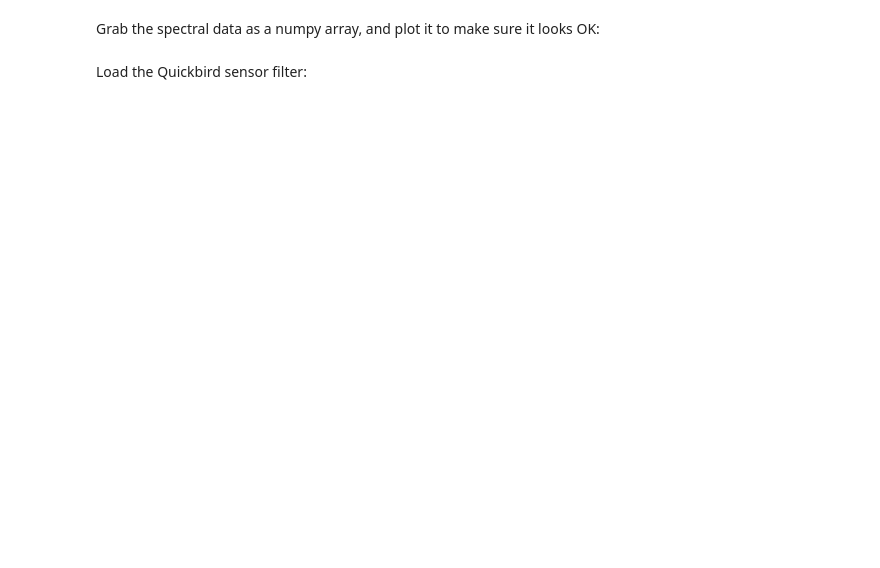
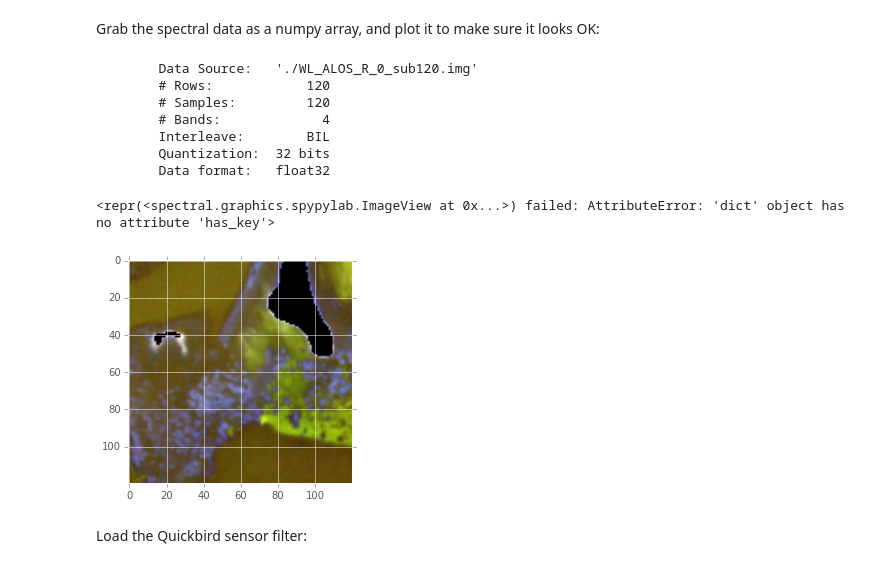
Before and after one commit to obarrilero/sambuca, a Jupyter notebook: reference/notebooks/WL ALOS.ipynb, the cells around one changed output. Cells and saved outputs as stored; diff of their text form; code cells hidden in the pictures; blank space fills up the shorter version.

```diff
--- a/reference/notebooks/WL ALOS.ipynb
+++ b/reference/notebooks/WL ALOS.ipynb
@@ -129,6 +147,16 @@ Grab the spectral data as a numpy array, and plot it to make sure it looks OK:
 # %%
 # load the sub120 stuff
 sub120 = envi.open('WL_ALOS_R_0_sub120.hdr', 'WL_ALOS_R_0_sub120.img')
 print(sub120)
 print('\n')
-sp.imshow(sub120, (0,1,2))
+sp.imshow(sub120, (0,1,3))
+# %% [output]
+        Data Source:   './WL_ALOS_R_0_sub120.img'
+        # Rows:            120
+        # Samples:         120
+        # Bands:             4
+        Interleave:        BIL
+        Quantization:  32 bits
+        Data format:   float32
+<repr(<spectral.graphics.spypylab.ImageView at 0x...>) failed: AttributeError: 'dict' object has no attribute 'has_key'>
+[figure, added]
```
Also changed, not shown: parts of 18 cells of this notebook, 1 other file.
